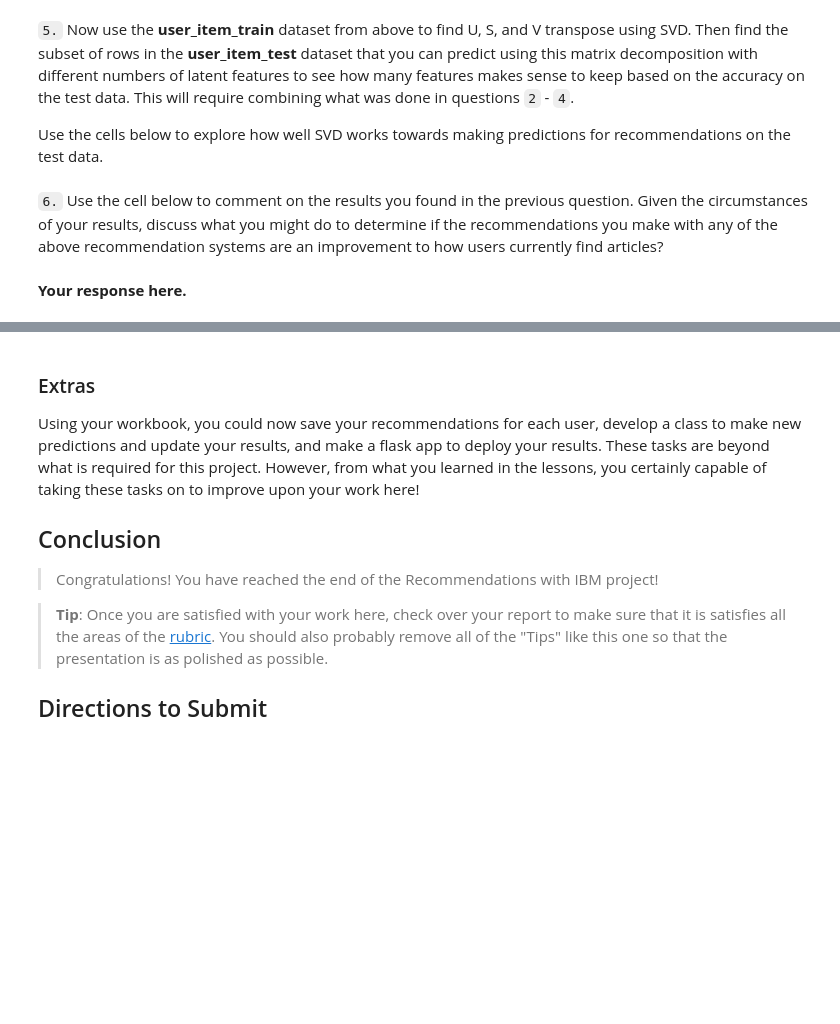
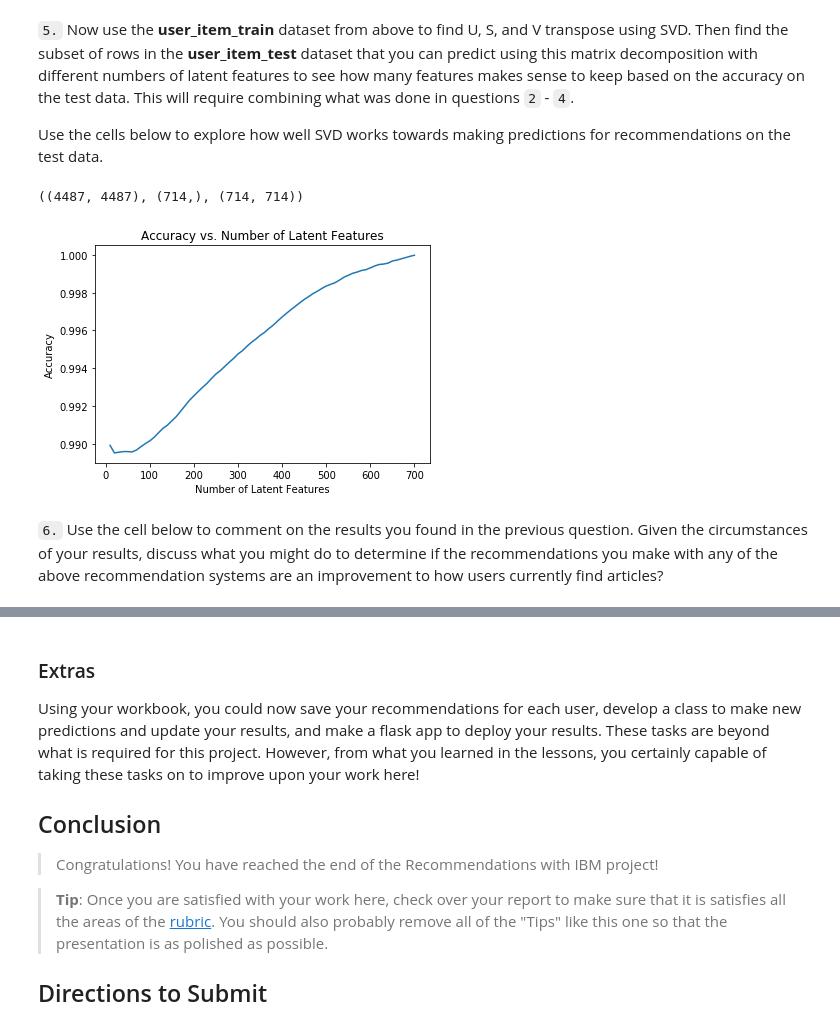
Before and after one commit to Kilie/recommendations_with_IBM, a Jupyter notebook: Recommendations_with_IBM.ipynb, the cells around one changed output, grey strips where cells are left out. Saved outputs shown, nothing was run; the diff lists cells and outputs as text; code cells hidden in the pictures; blank space fills up the shorter version.

```diff
--- a/Recommendations_with_IBM.ipynb
+++ b/Recommendations_with_IBM.ipynb
@@ -691,4 +700,4 @@ user_item_matrix.head()
 # %%
 # Perform SVD on the User-Item Matrix Here
 
-u, s, vt = # use the built in to get the three matrices
+u, s, vt = np.linalg.svd(user_item_matrix)# use the built in to get the three matrices
@@ -748,6 +760,13 @@ def create_test_and_train_user_item(df_train, df_test):
 
     '''
     # Your code here
+    user_item_train = create_user_item_matrix(df_train)
+
+    user_item_test = create_user_item_matrix(df_test)
+
+    test_idx = user_item_test.index.astype('str').tolist()
+
+    test_arts = user_item_test.columns.astype('str').tolist()
 
     return user_item_train, user_item_test, test_idx, test_arts
 
@@ -754,0 +778,3 @@ user_item_train, user_item_test, test_idx, test_arts = create_test_and_train_use
+# %%
+train_idx = user_item_train.index.astype('str').tolist()
+train_arts = user_item_train.columns.astype('str').tolist()
@@ -774,4 +828,7 @@ t.sol_4_test(sol_4_dict)
 Use the cells below to explore how well SVD works towards making predictions for recommendations on the test data.
 # %%
 # fit SVD on the user_item_train matrix
-u_train, s_train, vt_train = # fit svd similar to above then use the cells below
+u_train, s_train, vt_train = np.linalg.svd(user_item_train)# fit svd similar to above then use the cells below
+u_train.shape, s_train.shape, vt_train.shape
+# %% [output]
+((4487, 4487), (714,), (714, 714))
@@ -781,4 +835,35 @@ u_train, s_train, vt_train = # fit svd similar to above then use the cells below
+# %%
+num_latent_feats = np.arange(10,700+10,10)
+sum_errs = []
+
+for k in num_latent_feats:
+    # restructure with k latent features
+    s_new, u_new, vt_new = np.diag(s_train[:k]), u_train[:, :k], vt_train[:k, :]
+
+    # take dot product
+    pred = np.dot(np.dot(u_new, s_new), vt_new)
+
+    # Create a subset from user_item_train which only contains the predictable users
+    users_to_predict = np.intersect1d(test_idx, train_idx, assume_unique=True)
+    user_item_train_new = user_item_train[user_item_train.index.isin(users_to_predict)]
+
+    # Create a subset from pred which only contains the predictable users
+    pred = pd.DataFrame(pred, index=user_item_train.index)
+    pred_new = pred[pred.index.isin(users_to_predict)]
+
+    # compute error for each prediction to actual value
+    diffs = np.subtract(user_item_train_new, pred_new)
+
+    # total errors and keep track of them
+    err = np.sum(np.sum(np.abs(diffs)))
+    sum_errs.append(err)
+
+
+plt.plot(num_latent_feats, 1 - np.array(sum_errs)/df.shape[0]);
+plt.xlabel('Number of Latent Features');
+plt.ylabel('Accuracy');
+plt.title('Accuracy vs. Number of Latent Features');
+# %% [output]
+[figure, added]
 # %% [markdown]
 `6.` Use the cell below to comment on the results you found in the previous question. Given the circumstances of your results, discuss what you might do to determine if the recommendations you make with any of the above recommendation systems are an improvement to how users currently find articles?
-# %% [markdown]
-**Your response here.**
```
Also changed, not shown: parts of 13 cells of this notebook.
